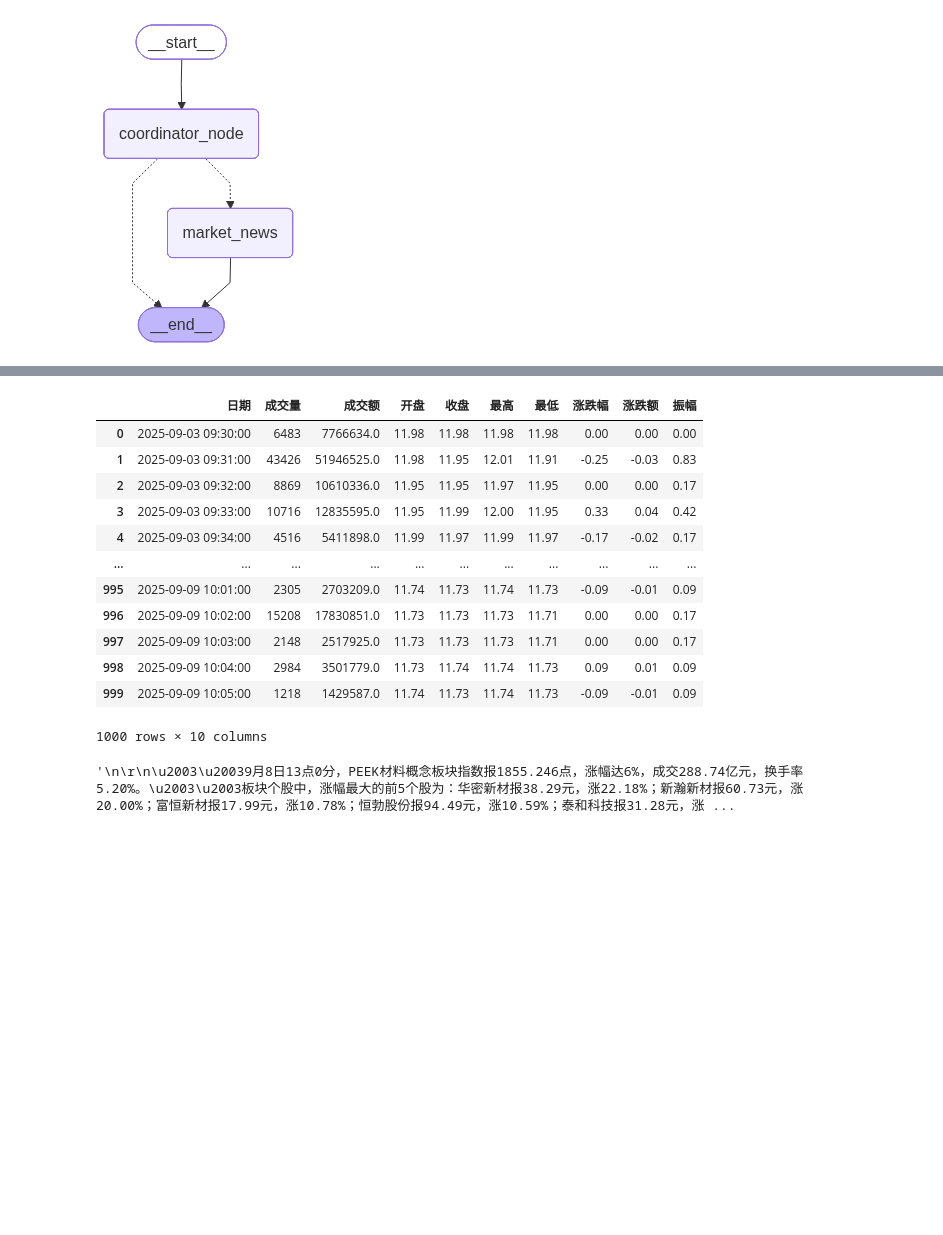
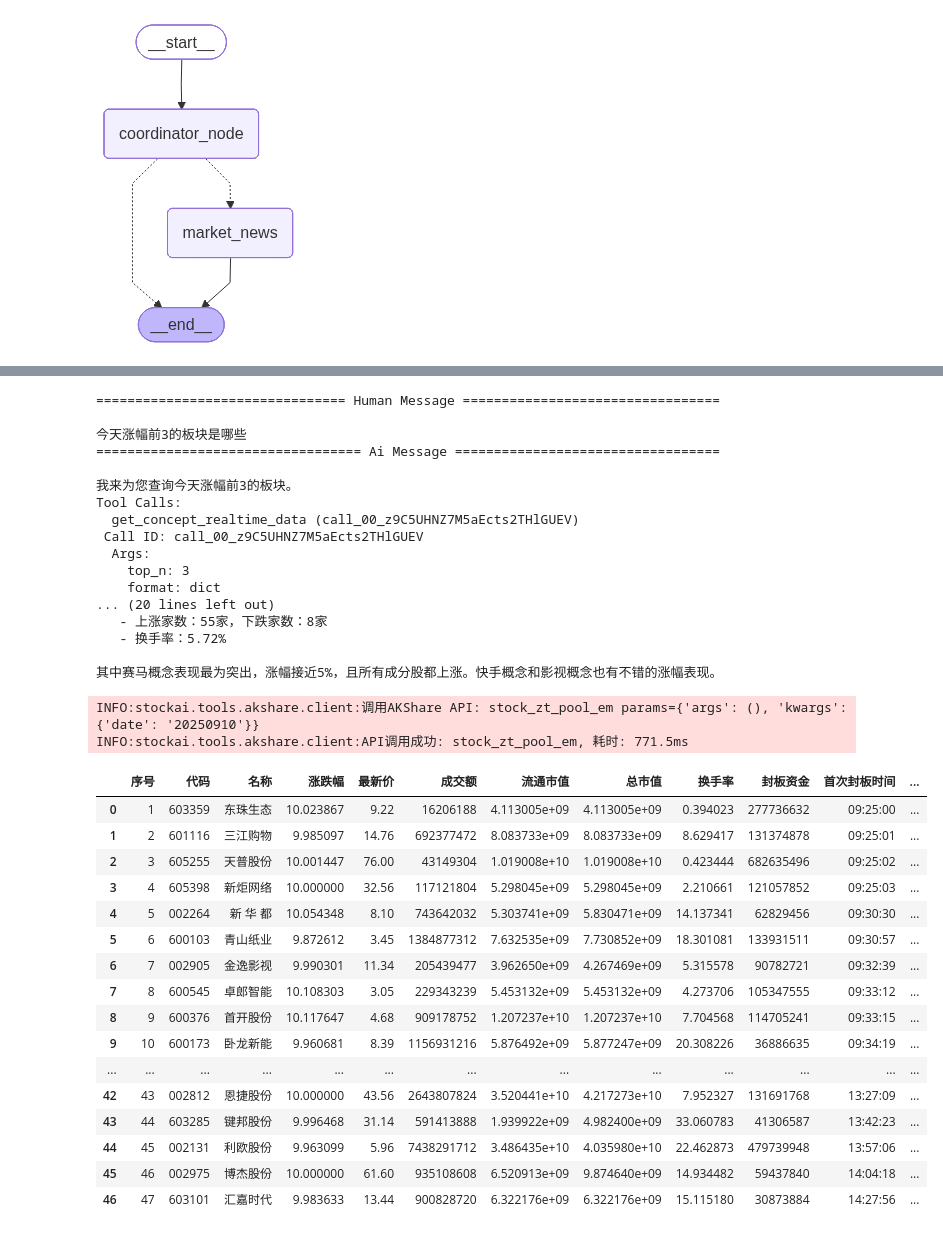
Before and after one commit to emperzz/StockAI, a Jupyter notebook: test.ipynb, the cells around one changed output, grey strips where cells are left out. Cells and saved outputs as stored; diff of their text form; code cells hidden in the pictures; blank space fills up the shorter version.

```diff
--- a/test.ipynb
+++ b/test.ipynb
@@ -67,21 +53,59 @@ INFO:stockai.tools.akshare:API调用成功: stock_board_concept_name_em
 # %%
-from stockai.tools.akshare import get_stock_price_hist
-get_stock_price_hist('000001', period = '1', format = None)
+for m in result['messages']:
+    m.pretty_print()
 # %% [output]
-|  | 日期 | 成交量 | 成交额 | 开盘 | 收盘 | 最高 | 最低 | 涨跌幅 | 涨跌额 | 振幅 |
-| 0 | 2025-09-03 09:30:00 | 6483 | 7766634.0 | 11.98 | 11.98 | 11.98 | 11.98 | 0.00 | 0.00 | 0.00 |
-| 1 | 2025-09-03 09:31:00 | 43426 | 51946525.0 | 11.98 | 11.95 | 12.01 | 11.91 | -0.25 | -0.03 | 0.83 |
-| 2 | 2025-09-03 09:32:00 | 8869 | 10610336.0 | 11.95 | 11.95 | 11.97 | 11.95 | 0.00 | 0.00 | 0.17 |
-| 3 | 2025-09-03 09:33:00 | 10716 | 12835595.0 | 11.95 | 11.99 | 12.00 | 11.95 | 0.33 | 0.04 | 0.42 |
-| 4 | 2025-09-03 09:34:00 | 4516 | 5411898.0 | 11.99 | 11.97 | 11.99 | 11.97 | -0.17 | -0.02 | 0.17 |
-| ... | ... | ... | ... | ... | ... | ... | ... | ... | ... | ... |
-| 995 | 2025-09-09 10:01:00 | 2305 | 2703209.0 | 11.74 | 11.73 | 11.74 | 11.73 | -0.09 | -0.01 | 0.09 |
-| 996 | 2025-09-09 10:02:00 | 15208 | 17830851.0 | 11.73 | 11.73 | 11.73 | 11.71 | 0.00 | 0.00 | 0.17 |
-| 997 | 2025-09-09 10:03:00 | 2148 | 2517925.0 | 11.73 | 11.73 | 11.73 | 11.71 | 0.00 | 0.00 | 0.17 |
-| 998 | 2025-09-09 10:04:00 | 2984 | 3501779.0 | 11.73 | 11.74 | 11.74 | 11.73 | 0.09 | 0.01 | 0.09 |
-| 999 | 2025-09-09 10:05:00 | 1218 | 1429587.0 | 11.74 | 11.73 | 11.74 | 11.73 | -0.09 | -0.01 | 0.09 |
-1000 rows × 10 columns
+================================ Human Message =================================
+
+今天涨幅前3的板块是哪些
+================================== Ai Message ==================================
+
+我来为您查询今天涨幅前3的板块。
+Tool Calls:
+  get_concept_realtime_data (call_00_z9C5UHNZ7M5aEcts2THlGUEV)
+ Call ID: call_00_z9C5UHNZ7M5aEcts2THlGUEV
+  Args:
+    top_n: 3
+    format: dict
+... (20 lines left out)
+   - 上涨家数：55家，下跌家数：8家
+   - 换手率：5.72%
+
+其中赛马概念表现最为突出，涨幅接近5%，且所有成分股都上涨。快手概念和影视概念也有不错的涨幅表现。
 # %%
-txt.get_text()
+from stockai.tools.akshare import get_limitup_stocks_by_date
+import pandas as pd
+
+def _format_time(time_str):
+    """
+    将形如 '093001' 的时间字符串格式化为 '09:30:01'，空值返回 '未知'。
+    """
+    if pd.isna(time_str) or time_str == '':
+        return '未知'
+    # time_str = str(time_str)
+    if len(time_str) >= 6:
+        return f"{time_str[:2]}:{time_str[2:4]}:{time_str[4:6]}"
+    return str(time_str)
+
+
+df = get_limitup_stocks_by_date('20250910', format = None)
+df
 # %% [output]
-'\n\r\n\u2003\u20039月8日13点0分，PEEK材料概念板块指数报1855.246点，涨幅达6%，成交288.74亿元，换手率5.20%。\u2003\u2003板块个股中，涨幅最大的前5个股为：华密新材报38.29元，涨22.18%；新瀚新材报60.73元，涨20.00%；富恒新材报17.99元，涨10.78%；恒勃股份报94.49元，涨10.59%；泰和科技报31.28元，涨 ...
+INFO:stockai.tools.akshare.client:调用AKShare API: stock_zt_pool_em params={'args': (), 'kwargs': {'date': '20250910'}}
+INFO:stockai.tools.akshare.client:API调用成功: stock_zt_pool_em, 耗时: 771.5ms
+|  | 序号 | 代码 | 名称 | 涨跌幅 | 最新价 | 成交额 | 流通市值 | 总市值 | 换手率 | 封板资金 | 首次封板时间 | ... |
+| 0 | 1 | 603359 | 东珠生态 | 10.023867 | 9.22 | 16206188 | 4.113005e+09 | 4.113005e+09 | 0.394023 | 277736632 | 09:25:00 | ... |
+| 1 | 2 | 601116 | 三江购物 | 9.985097 | 14.76 | 692377472 | 8.083733e+09 | 8.083733e+09 | 8.629417 | 131374878 | 09:25:01 | ... |
+| 2 | 3 | 605255 | 天普股份 | 10.001447 | 76.00 | 43149304 | 1.019008e+10 | 1.019008e+10 | 0.423444 | 682635496 | 09:25:02 | ... |
+| 3 | 4 | 605398 | 新炬网络 | 10.000000 | 32.56 | 117121804 | 5.298045e+09 | 5.298045e+09 | 2.210661 | 121057852 | 09:25:03 | ... |
+| 4 | 5 | 002264 | 新 华 都 | 10.054348 | 8.10 | 743642032 | 5.303741e+09 | 5.830471e+09 | 14.137341 | 62829456 | 09:30:30 | ... |
+| 5 | 6 | 600103 | 青山纸业 | 9.872612 | 3.45 | 1384877312 | 7.632535e+09 | 7.730852e+09 | 18.301081 | 133931511 | 09:30:57 | ... |
+| 6 | 7 | 002905 | 金逸影视 | 9.990301 | 11.34 | 205439477 | 3.962650e+09 | 4.267469e+09 | 5.315578 | 90782721 | 09:32:39 | ... |
+| 7 | 8 | 600545 | 卓郎智能 | 10.108303 | 3.05 | 229343239 | 5.453132e+09 | 5.453132e+09 | 4.273706 | 105347555 | 09:33:12 | ... |
+| 8 | 9 | 600376 | 首开股份 | 10.117647 | 4.68 | 909178752 | 1.207237e+10 | 1.207237e+10 | 7.704568 | 114705241 | 09:33:15 | ... |
+| 9 | 10 | 600173 | 卧龙新能 | 9.960681 | 8.39 | 1156931216 | 5.876492e+09 | 5.877247e+09 | 20.308226 | 36886635 | 09:34:19 | ... |
+| ... | ... | ... | ... | ... | ... | ... | ... | ... | ... | ... | ... | ... |
+| 42 | 43 | 002812 | 恩捷股份 | 10.000000 | 43.56 | 2643807824 | 3.520441e+10 | 4.217273e+10 | 7.952327 | 131691768 | 13:27:09 | ... |
+| 43 | 44 | 603285 | 键邦股份 | 9.996468 | 31.14 | 591413888 | 1.939922e+09 | 4.982400e+09 | 33.060783 | 41306587 | 13:42:23 | ... |
+| 44 | 45 | 002131 | 利欧股份 | 9.963099 | 5.96 | 7438291712 | 3.486435e+10 | 4.035980e+10 | 22.462873 | 479739948 | 13:57:06 | ... |
+| 45 | 46 | 002975 | 博杰股份 | 10.000000 | 61.60 | 935108608 | 6.520913e+09 | 9.874640e+09 | 14.934482 | 59437840 | 14:04:18 | ... |
+| 46 | 47 | 603101 | 汇嘉时代 | 9.983633 | 13.44 | 900828720 | 6.322176e+09 | 6.322176e+09 | 15.115180 | 30873884 | 14:27:56 | ... |
```
Also changed, not shown: parts of 3 cells of this notebook, 7 other files.
